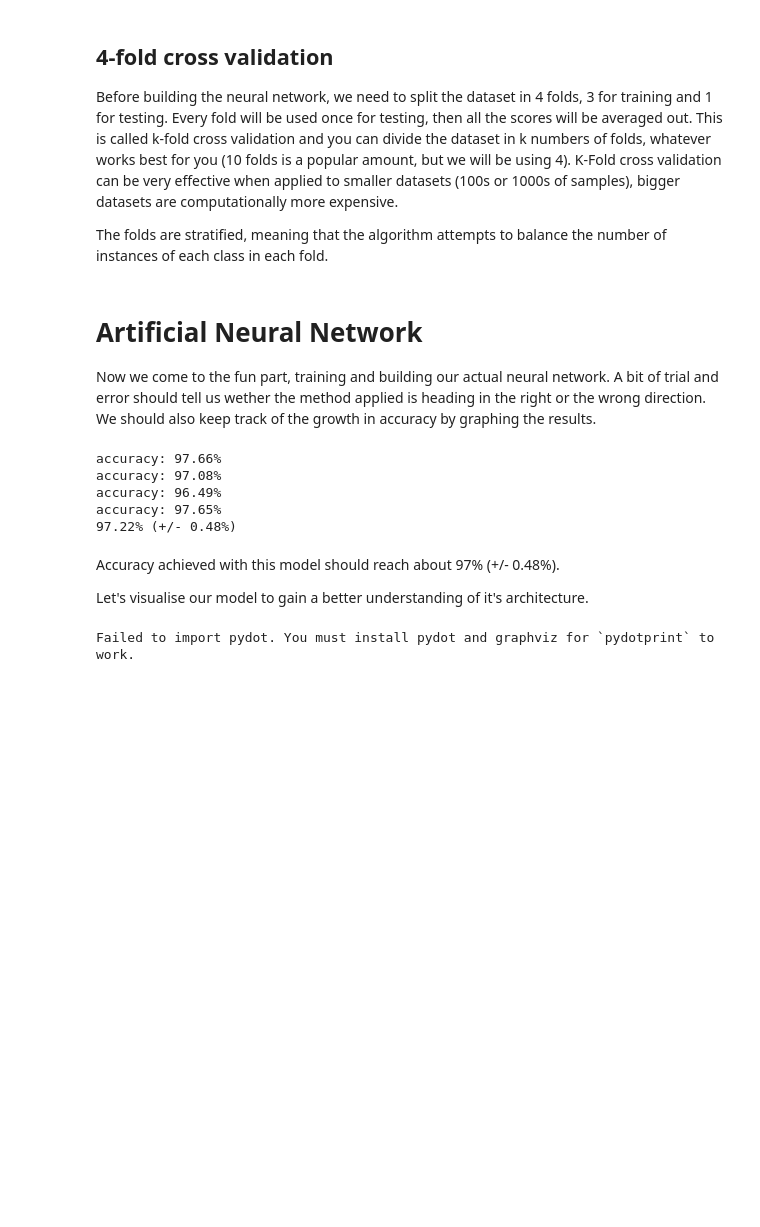
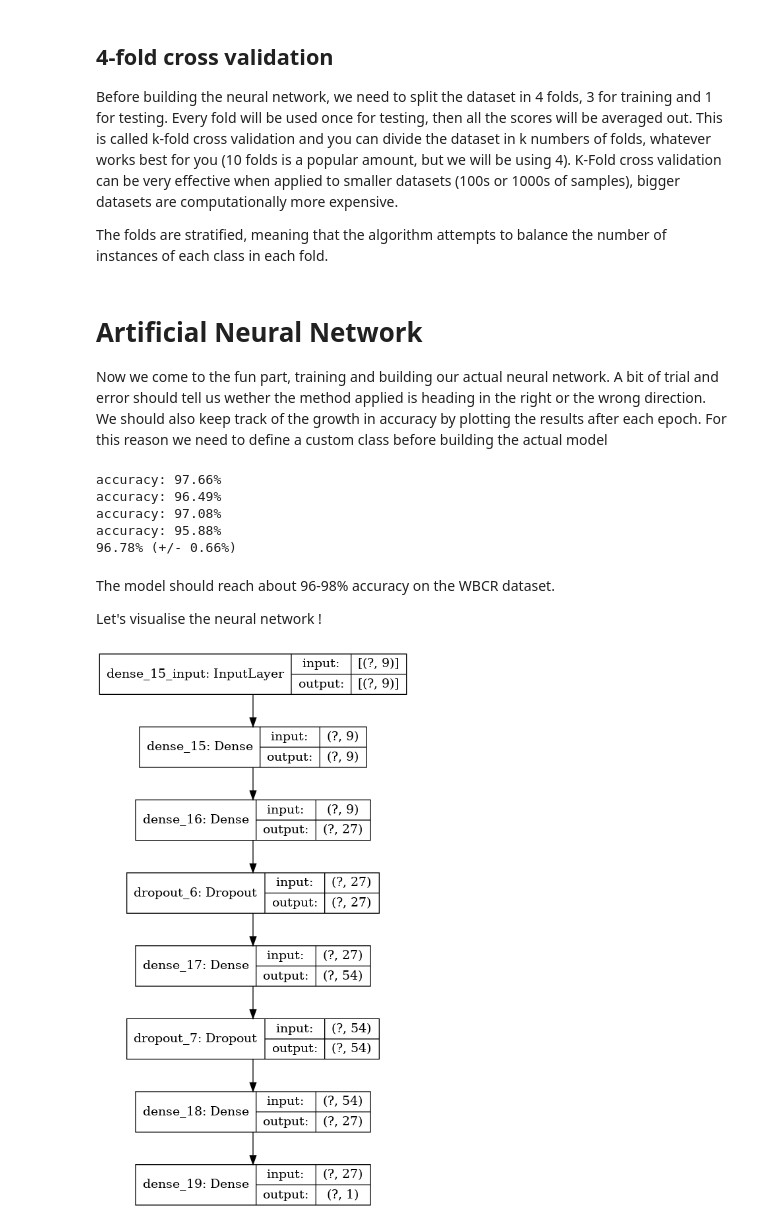
Before and after one commit to Caedan/Breast-Cancer_NN, a Jupyter notebook: notebooks/Coursework_CN6121.ipynb, the cells around one changed output. Saved outputs shown, nothing was run; the diff lists cells and outputs as text; code cells hidden in the pictures; blank space fills up the shorter version.

```diff
--- a/notebooks/Coursework_CN6121.ipynb
+++ b/notebooks/Coursework_CN6121.ipynb
@@ -237,6 +244,9 @@ kfold = StratifiedKFold(n_splits=4, shuffle=True)
 # %% [markdown]
 # Artificial Neural Network
-Now we come to the fun part, training and building our actual neural network. A bit of trial and error should tell us wether the method applied is heading in the right or the wrong direction. We should also keep track of the growth in accuracy by graphing the results.
+Now we come to the fun part, training and building our actual neural network. A bit of trial and error should tell us wether the method applied is heading in the right or the wrong direction. We should also keep track of the growth in accuracy by plotting the results after each epoch. For this reason we need to define a custom class before building the actual model
+# %%
+train_logger = tf.keras.callbacks.CSVLogger('training.log')
+test_logger = tf.keras.callbacks.CSVLogger('test.log')
 # %%
 # Array containing results of accuracy achieved
 cvscores = []
@@ -269,25 +279,27 @@ for train, test in kfold.split(X, Y):
     Y_test_fold = tf.stack(Y_test_fold)
 
     # Train the model
-    model.fit(X_train_fold, Y_train_fold, epochs=2000, batch_size=30, verbose=0)
+    model.fit(X_train_fold, Y_train_fold, epochs=500, batch_size=30, verbose=0, validation_split=0.2, shuffle=None, callbacks=[csv_logger])
     # evaluate the model
-    scores = model.evaluate(X_test_fold, Y_test_fold, verbose=0)
+    scores = model.evaluate(X_test_fold, Y_test_fold, verbose=0, callbacks=[test_logger])
     print("%s: %.2f%%" % (model.metrics_names[1], scores[1]*100))
     cvscores.append(scores[1] * 100)
 print("%.2f%% (+/- %.2f%%)" % (np.mean(cvscores), np.std(cvscores)))
 # %% [output]
 accuracy: 97.66%
+accuracy: 96.49%
 accuracy: 97.08%
-accuracy: 96.49%
-accuracy: 97.65%
-97.22% (+/- 0.48%)
+accuracy: 95.88%
+96.78% (+/- 0.66%)
-# %% [markdown]
-Accuracy achieved with this model should reach about 97% (+/- 0.48%).
-
-Let's visualise our model to gain a better understanding of it's architecture.
+# %% [markdown]
+The model should reach about 96-98% accuracy on the WBCR dataset.
+
+Let's visualise the neural network !
 # %%
 import pydot
 import graphviz
-tf.keras.utils.plot_model(model, to_file='model.png')
+from tensorflow.keras.utils import plot_model
+
+plot_model(model, to_file='model_plot.png', show_shapes=True, show_layer_names=True)
 # %% [output]
-Failed to import pydot. You must install pydot and graphviz for `pydotprint` to work.
+[figure, added]
```
Also changed, not shown: parts of 8 cells of this notebook, 12 other files.
